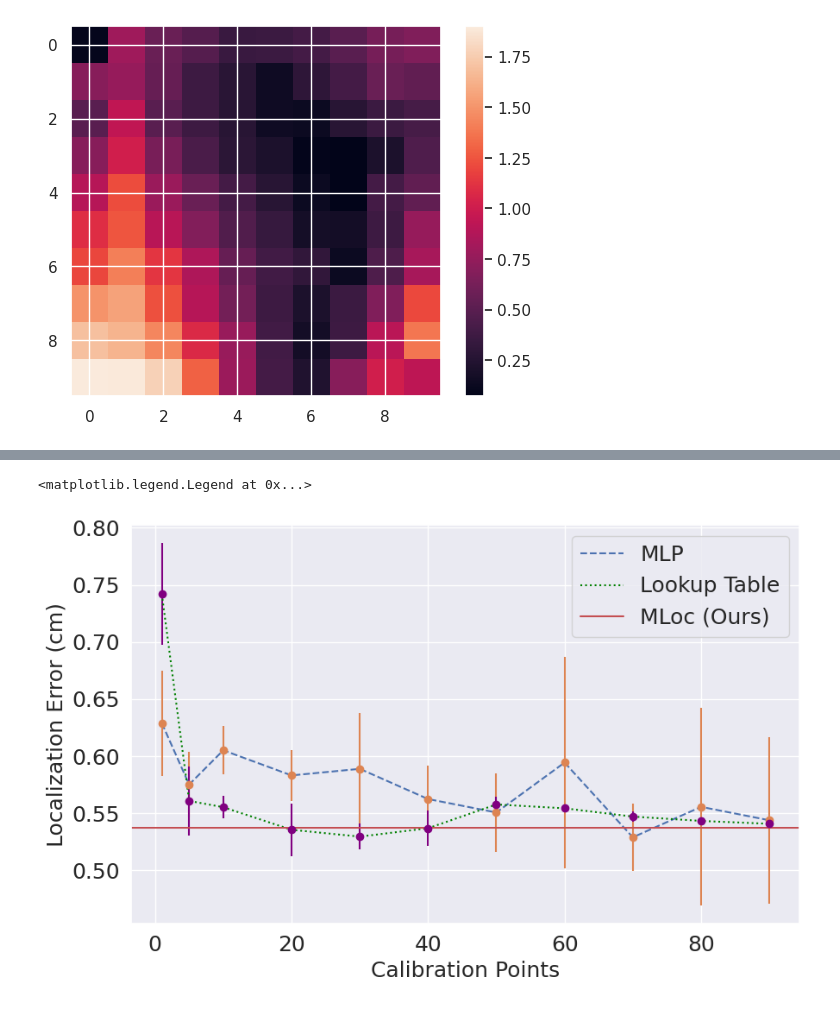
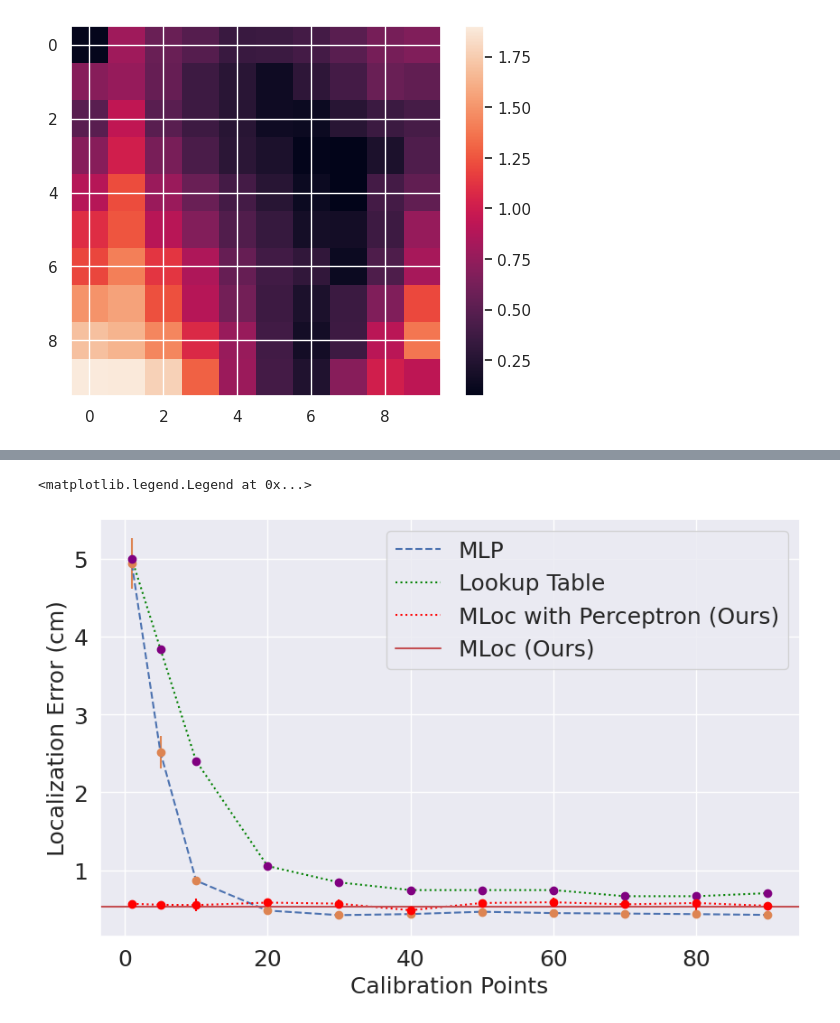
Before and after one commit to ConnectedSystemsLab/NFC, a Jupyter notebook: Data_Mod_Orig.ipynb, the cells around one changed output, grey strips where cells are left out. Drawn from its saved outputs; the diff is of its cells as text; code cells hidden in the pictures.

Commit message:
Updated Plots

```diff
--- a/Data_Mod_Orig.ipynb
+++ b/Data_Mod_Orig.ipynb
@@ -307,0 +328,13 @@ actual 9 9
+# %%
+X_Features = []
+Y_Labels = []
+channel_meas= [channel3_mat,channel1_mat,channel4_mat,channel2_mat]
+x = np.arange(0,10,1)
+y = np.arange(0,10,1)
+for x_index in x:
+    for y_index in y:
+        Y_Labels.append([x_index,y_index])
+        feature_ray = []
+        for chan in range(0,4):
+            feature_ray.append(np.log10(channel_meas[chan][x_index,y_index]))
+        X_Features.append(feature_ray)
@@ -313,8 +350,9 @@ lumedian_list = [[],[],[]]
 lustd_list = [[],[],[]]
 for run in range(0,3):
     for percent in percentage_list:
-        X_train, X_test, y_train, y_test = train_test_split(X_Features, Y_Labels, test_size=percent, random_state=run)
-        lutable = KNeighborsRegressor(n_neighbors=10)
+        X_train, X_test, y_train, y_test = train_test_split(X_Features, Y_Labels, test_size=percent, random_state=42)
+        print(len(X_train))
+        lutable = KNeighborsRegressor(n_neighbors=min(3,len(X_train)))
         lutable.fit(X_train,y_train)
 
         error_mat_lu = np.zeros((10,10))
@@ -322,6 +360,8 @@ for run in range(0,3):
             for j in range(10):
                 X_pred = [np.log10(test_channel3[i,j]),np.log10(test_channel1[i,j]),np.log10(test_channel4[i,j]),np.log10(test_channel2[i,j])]
                 x,y = lutable.predict([X_pred])[0]
+                print(percent)
+                print(x,y)
                 error_mat_lu[i,j] = np.sqrt((x-i)**2 + (y-j)**2)
 
 
@@ -334,8 +392,8 @@ median_list = [[],[],[]]
 std_list = [[],[],[]]
 for run in range(0,3):
     for percent in percentage_list:
-        X_train, X_test, y_train, y_test = train_test_split(X_Features, Y_Labels, test_size=percent, random_state=run)
-        perceptron = MLPRegressor(hidden_layer_sizes=(16,32,16),max_iter =1000)
+        X_train, X_test, y_train, y_test = train_test_split(X_Features, Y_Labels, test_size=percent, random_state=42)
+        perceptron = MLPRegressor(hidden_layer_sizes=(8,16,8),max_iter =1800,random_state=run)
         perceptron.fit(X_train,y_train)
 
         error_mat_perceptron = np.zeros((10,10))
@@ -351,20 +409,24 @@ for run in range(0,3):
 # %%
 mean_experiments = np.mean(median_list,axis = 0)
 std_experiments = np.std(median_list,axis = 0)
 meanlu_experiments = np.mean(lumedian_list,axis=0)
 stdlu_experiments = np.std(lumedian_list,axis = 0)
+meanpa_experiments = np.mean(median_list_pa,axis=0)
+stdpa_experiments = np.std(median_list_pa,axis = 0)
 x = [1,5,10,20,30,40,50,60,70,80,90]
 sns.set_theme()
 fig, ax = plt.subplots(figsize = (10,6))
 ax.plot(x,mean_experiments, linestyle = 'dashed', label="MLP")
 ax.errorbar(x, mean_experiments, yerr = std_experiments, fmt ='o')
 ax.plot(x,meanlu_experiments, linestyle = 'dotted', color = 'green', label="Lookup Table")
 ax.errorbar(x, meanlu_experiments, yerr = stdlu_experiments, fmt ='o' ,color='purple')
+ax.plot(x,meanpa_experiments, linestyle = 'dotted', color = 'red', label="MLoc with Perceptron (Ours)")
+ax.errorbar(x, meanpa_experiments, yerr = stdpa_experiments, fmt ='o' ,color='red')
 ax.axhline(y = np.median(error_mat), color = 'r', linestyle = '-',label = "MLoc (Ours)")
 ax.set_ylabel("Localization Error (cm)", fontsize = 18)
 ax.set_xlabel("Calibration Points",fontsize =18)
 ax.tick_params(axis='both', which='major',labelsize=18)
 ax.legend(fontsize=18)
 # %% [output]
 <matplotlib.legend.Legend at 0x...>
-[figure, old version]
+[figure, new version]
```
Also changed, not shown: parts of 4 cells of this notebook, 4 other files.
